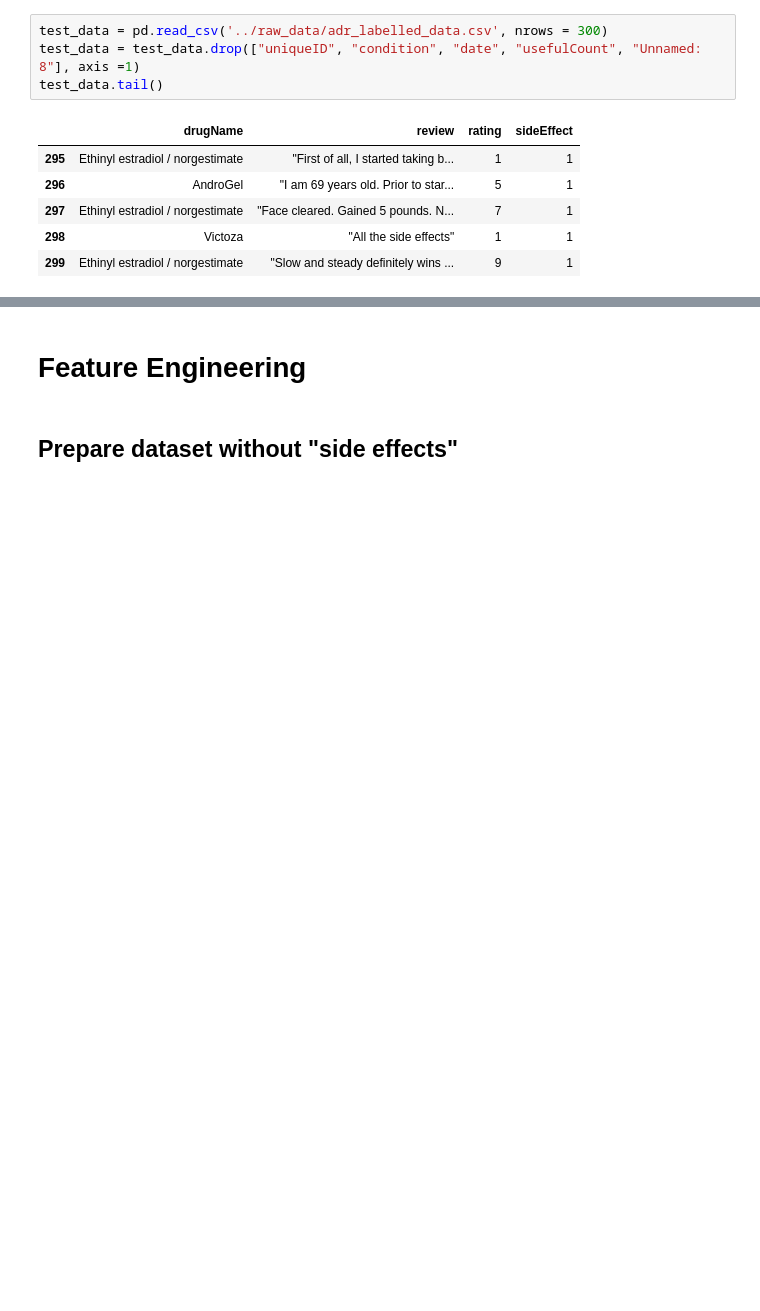
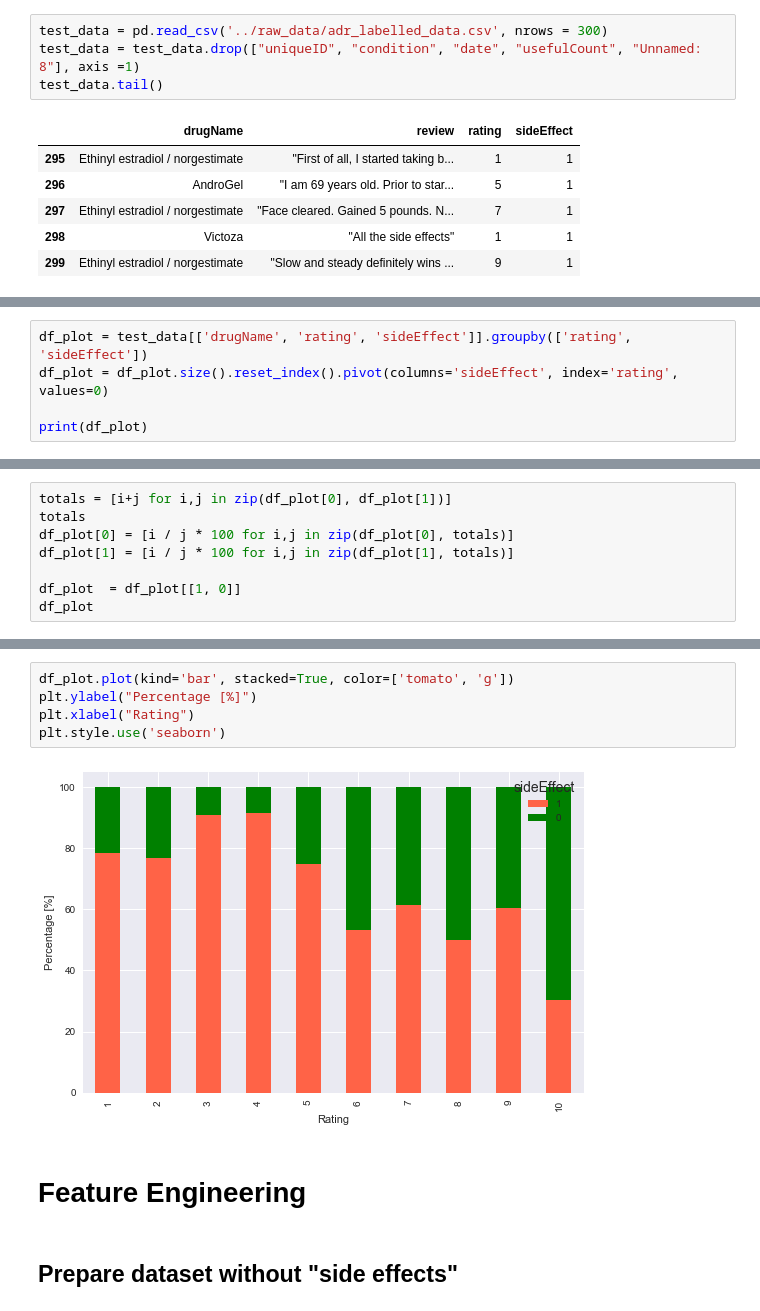
Before and after one commit to hendahmke/adverse_drug_reactions, a Jupyter notebook: notebooks/henni_labelleddata_exploration.ipynb, the cells around one changed output, grey strips where cells are left out. Saved outputs shown, nothing was run; the diff lists cells and outputs as text; blank space fills up the shorter version.

```diff
--- a/notebooks/henni_labelleddata_exploration.ipynb
+++ b/notebooks/henni_labelleddata_exploration.ipynb
@@ -94,0 +103,5 @@ test_data.head()
+# %%
+df_plot = test_data[['drugName', 'rating', 'sideEffect']].groupby(['rating', 'sideEffect'])
+df_plot = df_plot.size().reset_index().pivot(columns='sideEffect', index='rating', values=0)
+
+print(df_plot)
@@ -94,0 +121,8 @@ test_data.head()
+# %%
+totals = [i+j for i,j in zip(df_plot[0], df_plot[1])]
+totals
+df_plot[0] = [i / j * 100 for i,j in zip(df_plot[0], totals)]
+df_plot[1] = [i / j * 100 for i,j in zip(df_plot[1], totals)]
+
+df_plot  = df_plot[[1, 0]]
+df_plot
@@ -95,3 +142,10 @@ test_data.head()
+# %%
+df_plot.plot(kind='bar', stacked=True, color=['tomato', 'g'])
+plt.ylabel("Percentage [%]")
+plt.xlabel("Rating")
+plt.style.use('seaborn')
+# %% [output]
+[figure, added]
 # %% [markdown]
 # Feature Engineering
 # %% [markdown]
```
Also changed, not shown: parts of 12 cells of this notebook, 3 other files.
